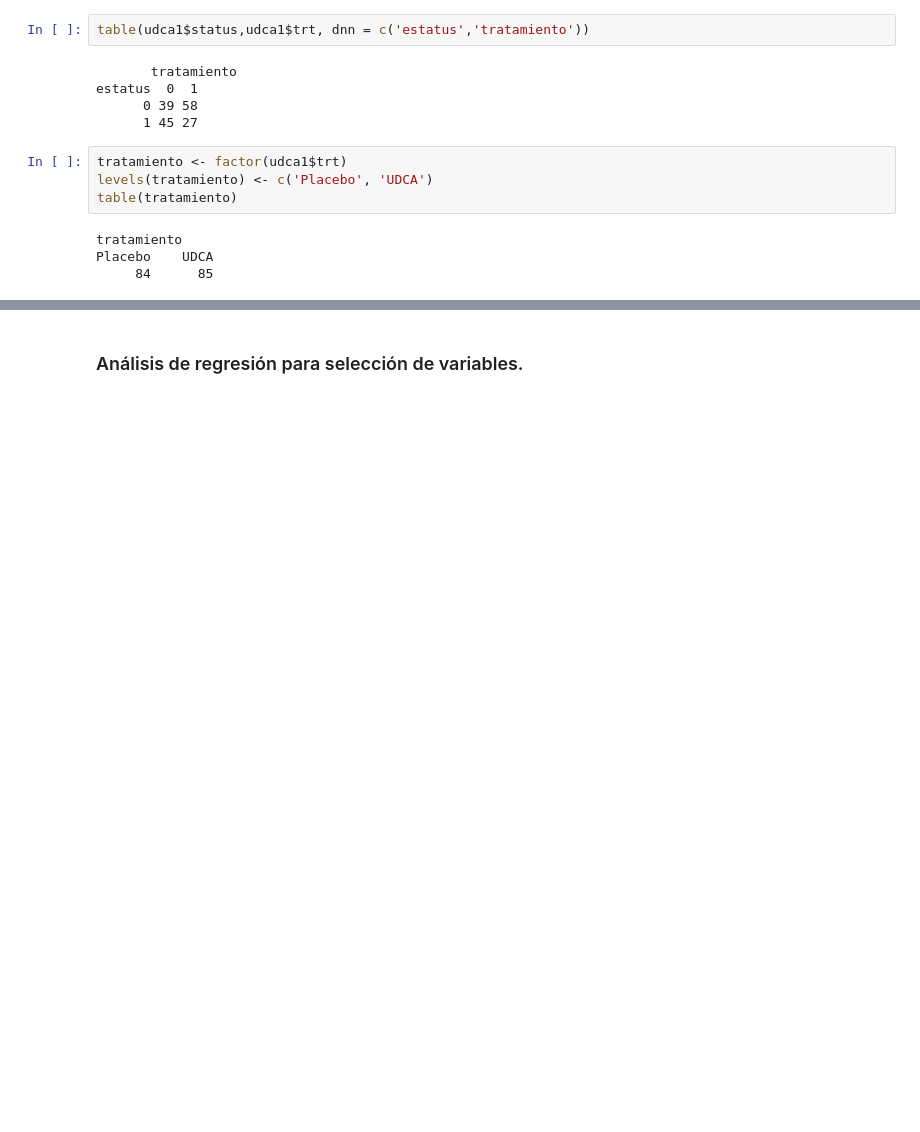
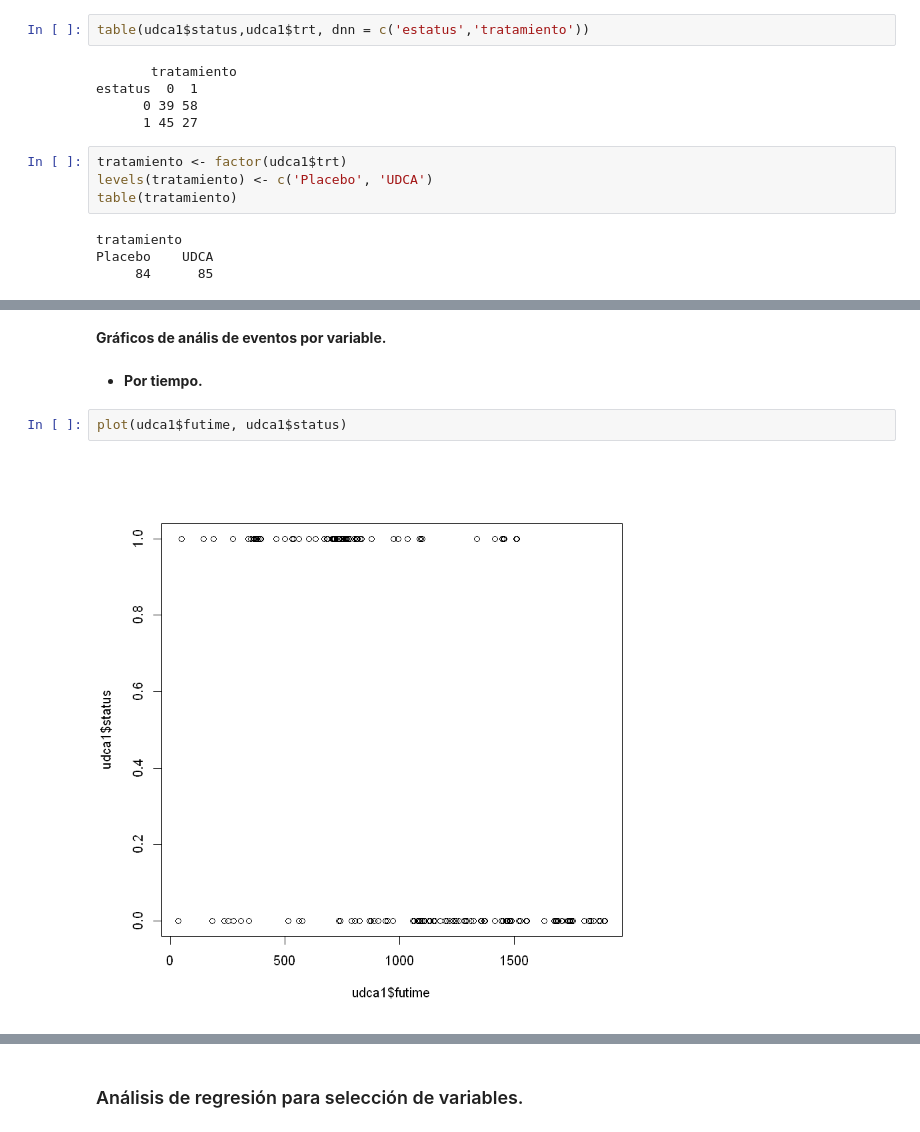
Before and after one commit to EmmanuelGalvan/EstadisticaAplicada, a Jupyter notebook: Ejercicios/Proyecto 2.ipynb, the cells around one changed output, grey strips where cells are left out. Cells and saved outputs as stored; diff of their text form; blank space fills up the shorter version.

```diff
--- a/Ejercicios/Proyecto 2.ipynb
+++ b/Ejercicios/Proyecto 2.ipynb
@@ -156,0 +171,8 @@ pie(table(tratamiento),
+# %% [markdown]
+**Gráficos de anális de eventos por variable.**
+# %% [markdown]
+* **Por tiempo.**
+# %%
+plot(udca1$futime, udca1$status)
+# %% [output]
+[figure, added]
```
Also changed, not shown: parts of 71 cells of this notebook.
